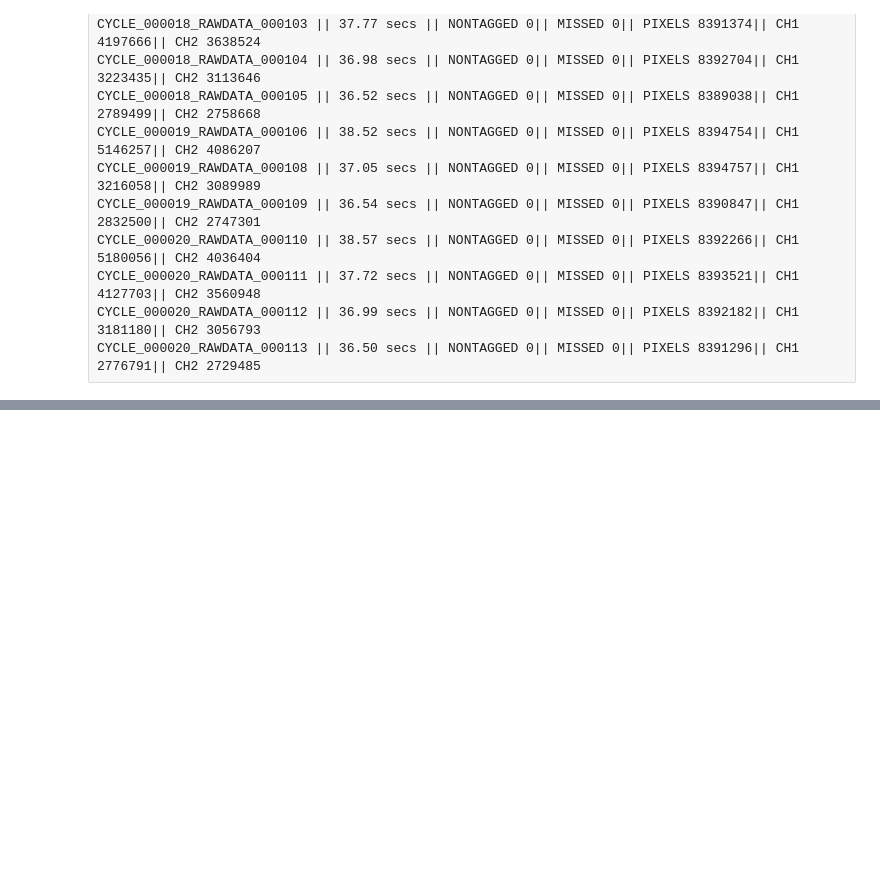
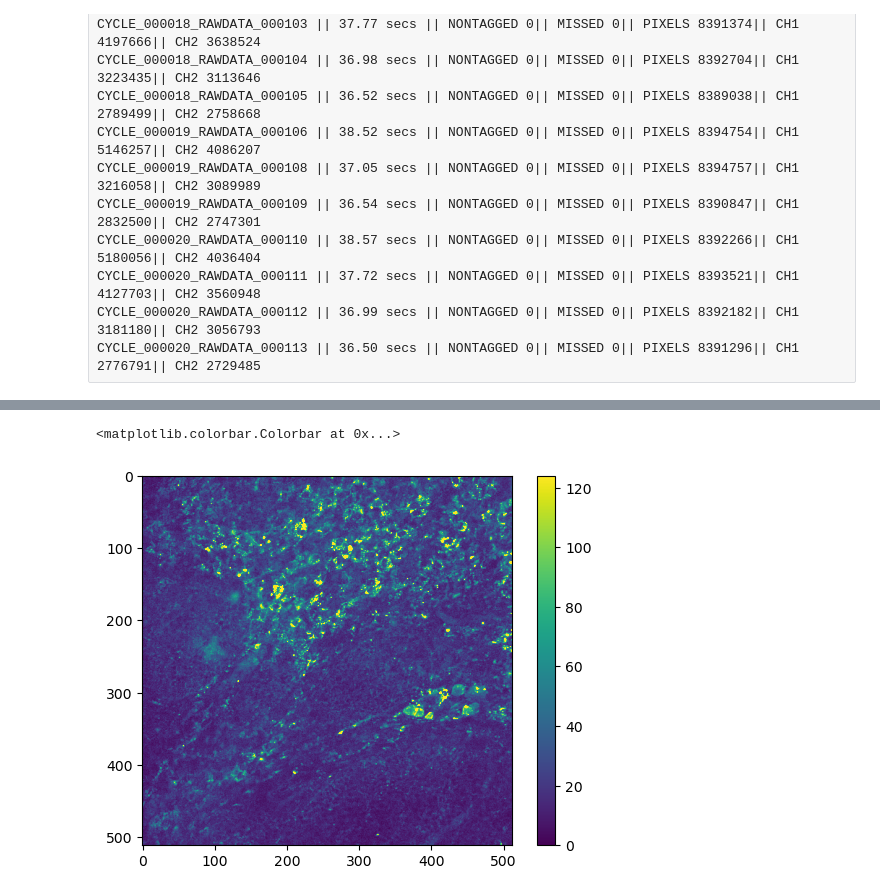
Before and after one commit to PriyaMulla/dashboardsforMM, a Jupyter notebook: J2_BBFile.ipynb, the cells around one changed output, grey strips where cells are left out. Cells and saved outputs as stored; diff of their text form; code cells hidden in the pictures; blank space fills up the shorter version.

```diff
--- a/J2_BBFile.ipynb
+++ b/J2_BBFile.ipynb
@@ -210,0 +323,6 @@ CYCLE_000020_RAWDATA_000113 || 36.50 secs || NONTAGGED 0|| MISSED 0|| PIXELS 839
+# %%
+imshow(x,vmax=x.mean()*5)
+colorbar()
+# %% [output]
+<matplotlib.colorbar.Colorbar at 0x...>
+[figure, added]
```
Also changed, not shown: parts of 23 cells of this notebook.
